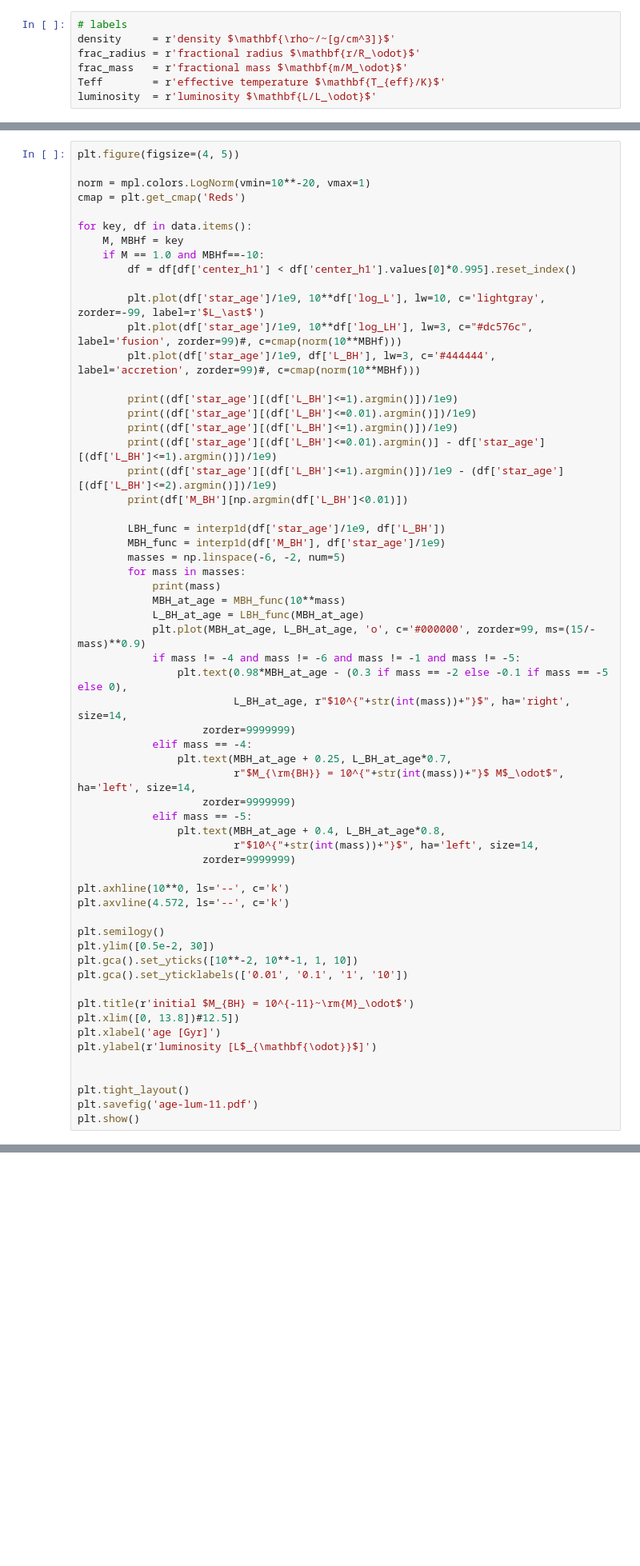
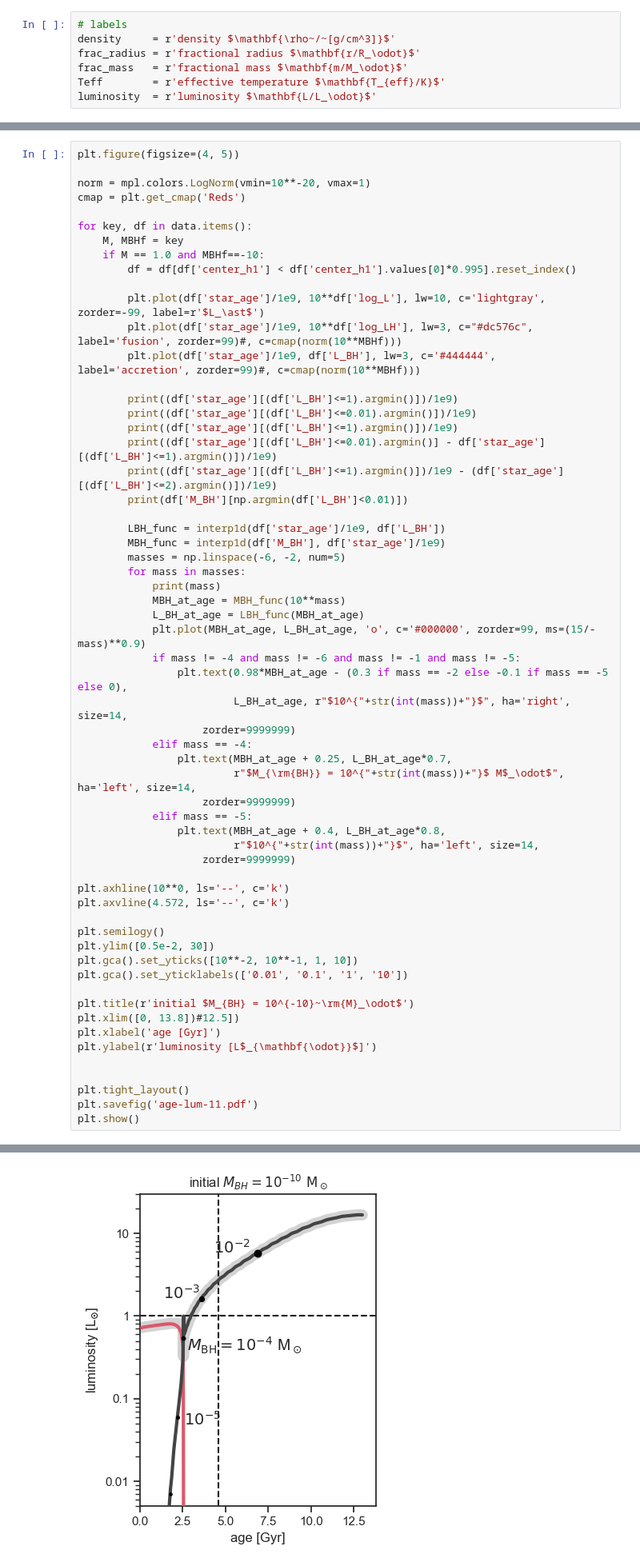
Before and after one commit to matteocantiello/pbh, a Jupyter notebook: pbh.ipynb, the cells around one changed output, grey strips where cells are left out. Shown at 80% size. Drawn from its saved outputs; the diff is of its cells as text; blank space fills up the shorter version.

```diff
--- a/pbh.ipynb
+++ b/pbh.ipynb
@@ -239,7 +241,7 @@ plt.ylim([0.5e-2, 30])
 plt.gca().set_yticks([10**-2, 10**-1, 1, 10])
 plt.gca().set_yticklabels(['0.01', '0.1', '1', '10'])
 
-plt.title(r'initial $M_{BH} = 10^{-11}~\rm{M}_\odot$')
+plt.title(r'initial $M_{BH} = 10^{-10}~\rm{M}_\odot$')
 plt.xlim([0, 13.8])#12.5])
 plt.xlabel('age [Gyr]')
 plt.ylabel(r'luminosity [L$_{\mathbf{\odot}}$]')
@@ -248,3 +250,4 @@ plt.ylabel(r'luminosity [L$_{\mathbf{\odot}}$]')
 plt.tight_layout()
 plt.savefig('age-lum-11.pdf')
 plt.show()
+# %% [output]
@@ -251,3 +265,4 @@ plt.show()
+[figure, added]
 # %%
 plt.figure(figsize=(5, 5))
 fig, ax1 = plt.subplots(figsize=(5, 5))
```
Also changed, not shown: parts of 26 cells of this notebook.
